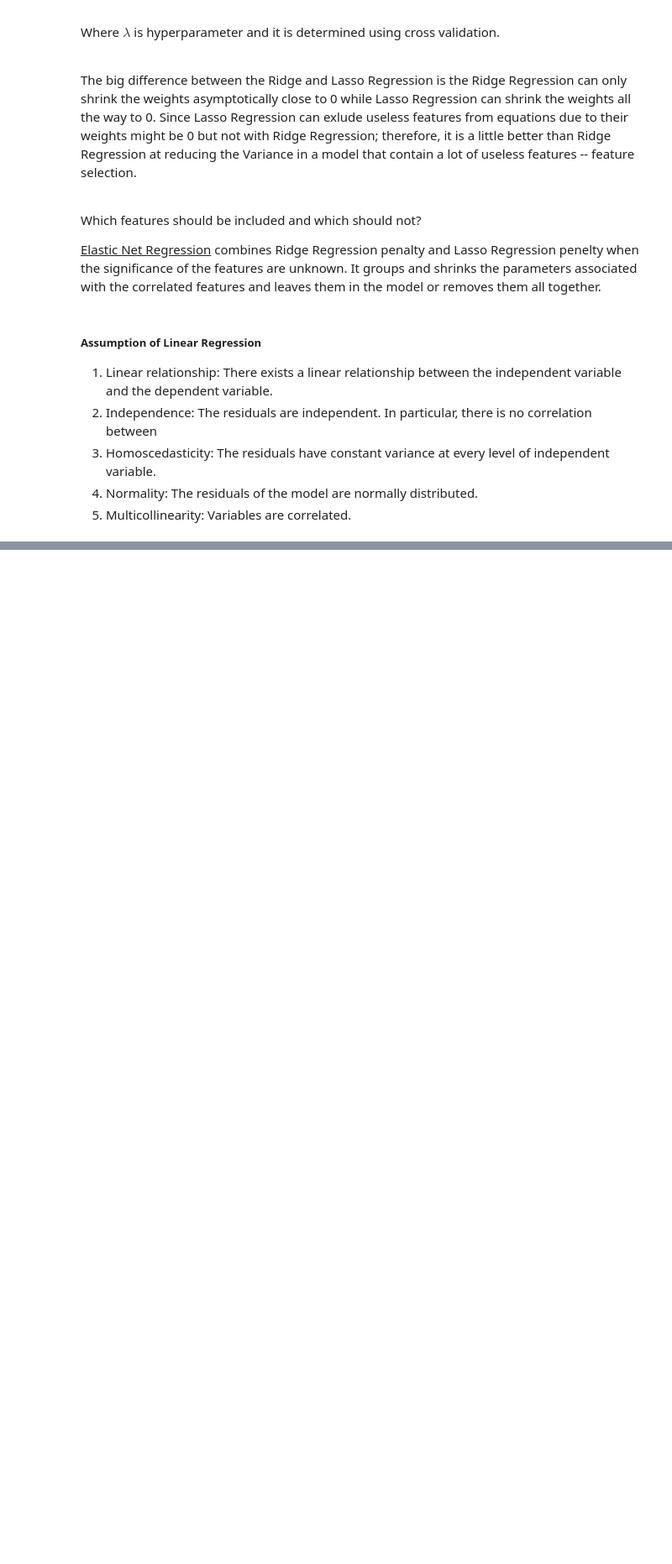
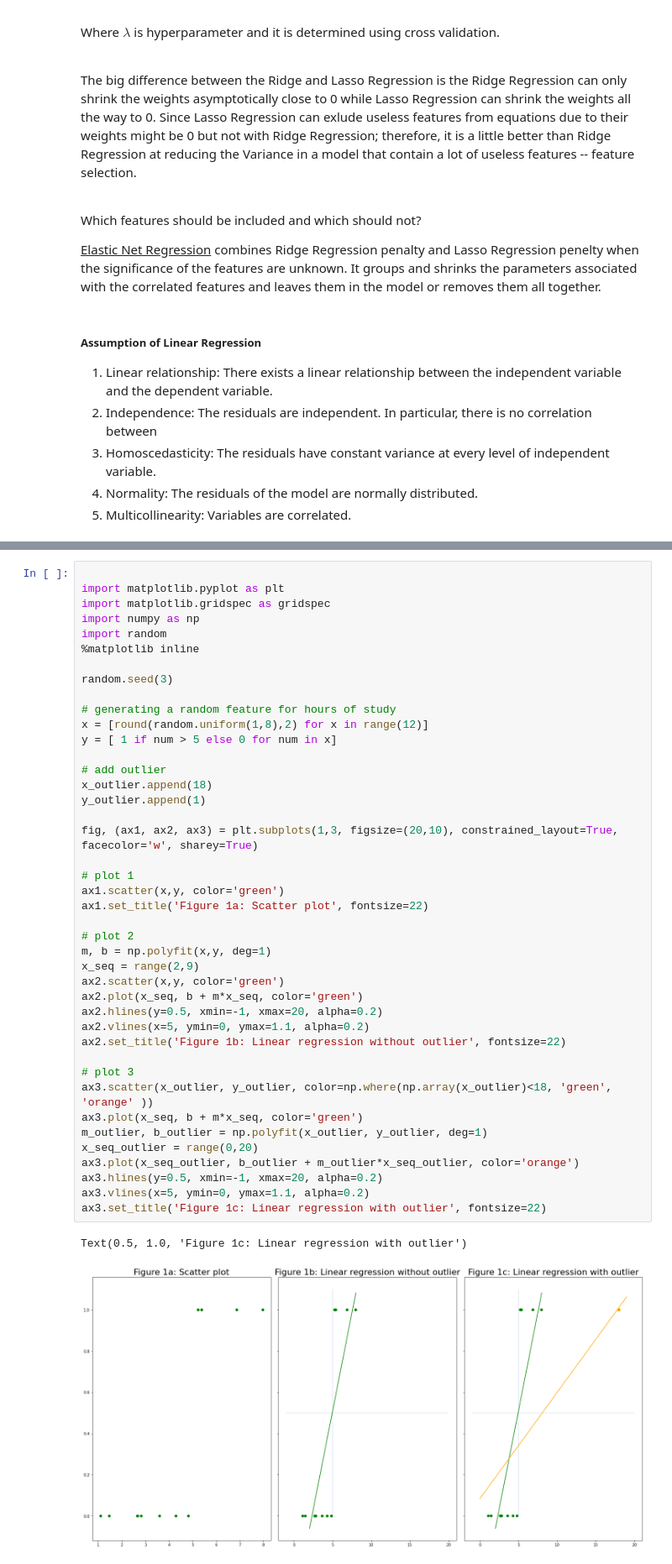
Before and after one commit to CodeCerebro/ML_algo, a Jupyter notebook: ML_algo.ipynb, the cells around one changed output, grey strips where cells are left out. Shown at 84% size. Drawn from its saved outputs; the diff is of its cells as text; blank space fills up the shorter version.

Commit message:
logistic regression added

```diff
--- a/ML_algo.ipynb
+++ b/ML_algo.ipynb
@@ -263,0 +264,45 @@ Logistic regression is a classification algorithm. It is able to predict from a
+# %%
+
+import matplotlib.pyplot as plt
+import matplotlib.gridspec as gridspec
+import numpy as np
+import random
+%matplotlib inline
+
+random.seed(3)
+
+# generating a random feature for hours of study
+x = [round(random.uniform(1,8),2) for x in range(12)]
+y = [ 1 if num > 5 else 0 for num in x]
+
+# add outlier
+x_outlier.append(18)
+y_outlier.append(1)
+
+fig, (ax1, ax2, ax3) = plt.subplots(1,3, figsize=(20,10), constrained_layout=True, facecolor='w', sharey=True)
+
+# plot 1
+ax1.scatter(x,y, color='green')
+ax1.set_title('Figure 1a: Scatter plot', fontsize=22)
+
+# plot 2
+m, b = np.polyfit(x,y, deg=1)
+x_seq = range(2,9)
+ax2.scatter(x,y, color='green')
+ax2.plot(x_seq, b + m*x_seq, color='green')
+ax2.hlines(y=0.5, xmin=-1, xmax=20, alpha=0.2)
+ax2.vlines(x=5, ymin=0, ymax=1.1, alpha=0.2)
+ax2.set_title('Figure 1b: Linear regression without outlier', fontsize=22)
+
+# plot 3
+ax3.scatter(x_outlier, y_outlier, color=np.where(np.array(x_outlier)<18, 'green', 'orange' ))
+ax3.plot(x_seq, b + m*x_seq, color='green')
+m_outlier, b_outlier = np.polyfit(x_outlier, y_outlier, deg=1)
+x_seq_outlier = range(0,20)
+ax3.plot(x_seq_outlier, b_outlier + m_outlier*x_seq_outlier, color='orange')
+ax3.hlines(y=0.5, xmin=-1, xmax=20, alpha=0.2)
+ax3.vlines(x=5, ymin=0, ymax=1.1, alpha=0.2)
+ax3.set_title('Figure 1c: Linear regression with outlier', fontsize=22)
+# %% [output]
+Text(0.5, 1.0, 'Figure 1c: Linear regression with outlier')
+[figure, added]
```
Also changed, not shown: parts of 2 cells of this notebook.
